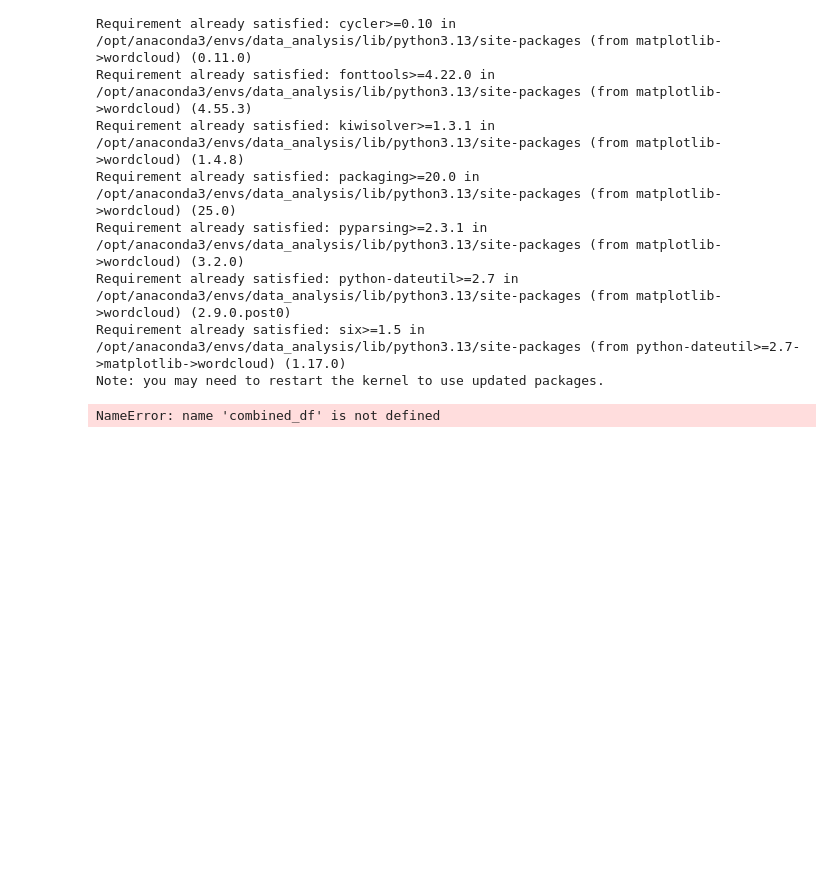
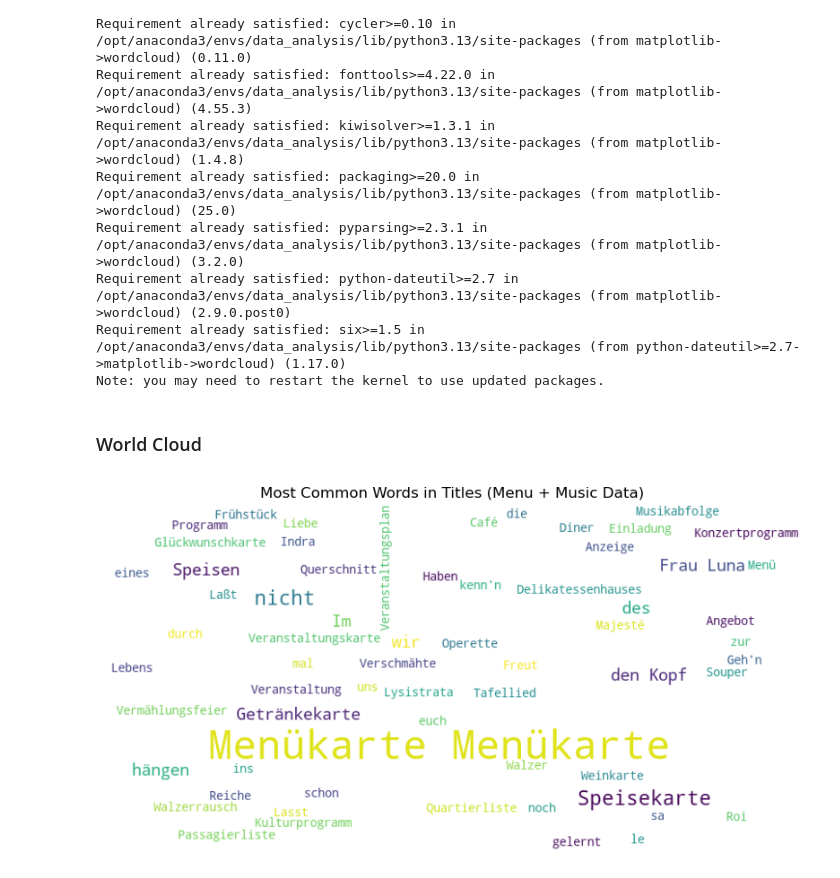
Before and after one commit to bbhatta10/Library-data, a Jupyter notebook: menu.ipynb, the cells around one changed output. Cells and saved outputs as stored; diff of their text form; code cells hidden in the pictures; blank space fills up the shorter version.

Commit message:
visualize and final

```diff
--- a/menu.ipynb
+++ b/menu.ipynb
@@ -370,29 +363,31 @@ Requirement already satisfied: pyparsing>=2.3.1 in /opt/anaconda3/envs/data_anal
 Requirement already satisfied: python-dateutil>=2.7 in /opt/anaconda3/envs/data_analysis/lib/python3.13/site-packages (from matplotlib->wordcloud) (2.9.0.post0)
 Requirement already satisfied: six>=1.5 in /opt/anaconda3/envs/data_analysis/lib/python3.13/site-packages (from python-dateutil>=2.7->matplotlib->wordcloud) (1.17.0)
 Note: you may need to restart the kernel to use updated packages.
+# %% [markdown]
+### World Cloud
 # %%
 from collections import Counter
 from wordcloud import WordCloud
 import matplotlib.pyplot as plt
 
 # Combine all titles into a single text string
-text = " ".join(combined_df["Title"].dropna().astype(str))
+text = " ".join(combined["Title"].dropna().astype(str))
 
 # Generate the word cloud
 wordcloud = WordCloud(
     width=800,
     height=400,
     background_color='white',
     colormap='viridis',   # Optional: gives a nicer color tone
     max_words=200,        # Limit to most frequent words
     stopwords={'und', 'the', 'and', 'of', 'in', 'de', 'der', 'ein'}  # Add common stopwords to ignore
 ).generate(text)
 
 # Plot it
 plt.figure(figsize=(10, 6))
 plt.imshow(wordcloud, interpolation='bilinear')
 plt.axis("off")
 plt.title("Most Common Words in Titles (Menu + Music Data)")
 plt.show()
 # %% [output]
-NameError: name 'combined_df' is not defined
+[figure, added]
```
Also changed, not shown: parts of 12 cells of this notebook, 2 other files.
